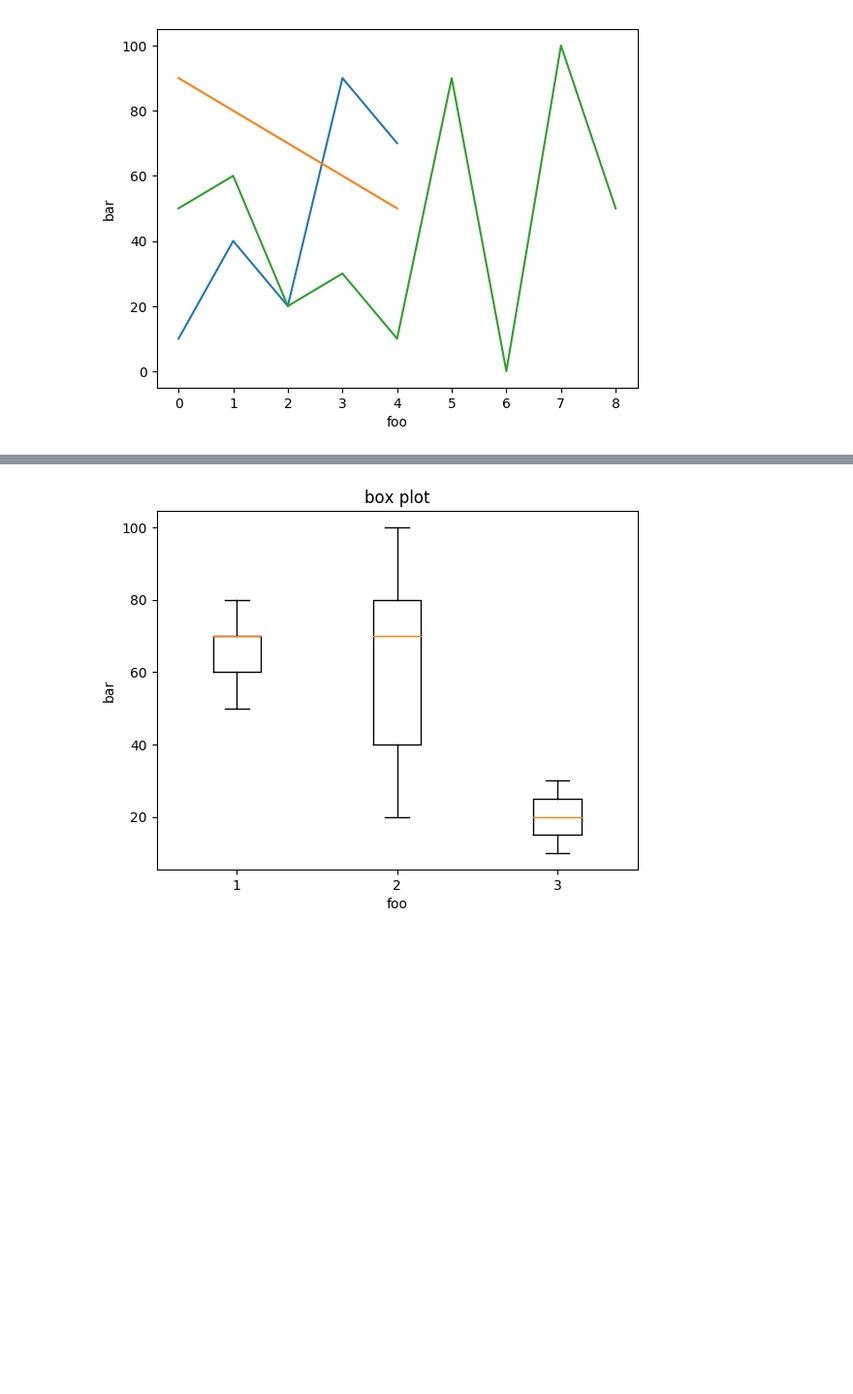
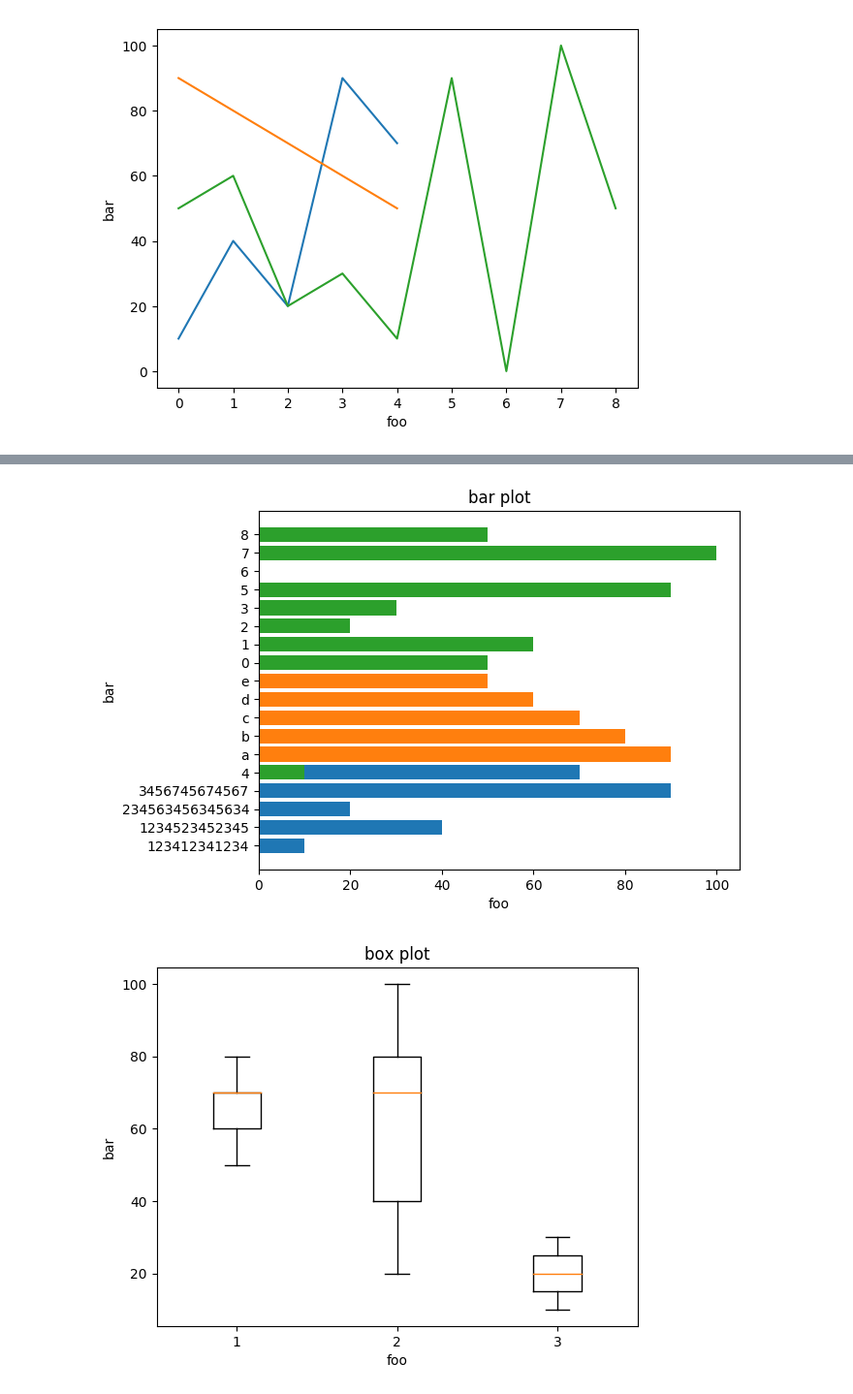
Before and after one commit to red-data-tools/charty, a Jupyter notebook: examples/sample_matplotlib.ipynb, the cells around one changed output, grey strips where cells are left out. Shown: that part at 97% size. Saved outputs shown, nothing was run; the diff lists cells and outputs as text; code cells hidden in the pictures; blank space fills up the shorter version.

Commit message:
Add barh sample

```diff
--- a/examples/sample_matplotlib.ipynb
+++ b/examples/sample_matplotlib.ipynb
@@ -43,3 +43,16 @@ bar.render("sample_images/bar_matplot.png")
+# %%
+barh = charty.barh do
+  series [123412341234,1234523452345,234563456345634,3456745674567,"4"], [10,40,20,90,70]
+  series ["a","b","c","d","e"], [90,80,70,60,50]
+  series ["0","1","2","3","4","5","6","7","8"], [50,60,20,30,10, 90, 0, 100, 50]
+  range x: 0..10, y: 1..100
+  xlabel 'foo'
+  ylabel 'bar'
+  title 'bar plot'
+end
+barh.render("sample_images/barh_matplot.png")
+# %% [output]
+[figure, added]
 # %%
 boxplot = charty.boxplot do
   data [[60,70,80,70,50], [100,40,20,80,70], [30, 10]]
```
Also changed, not shown: parts of 2 cells of this notebook.
